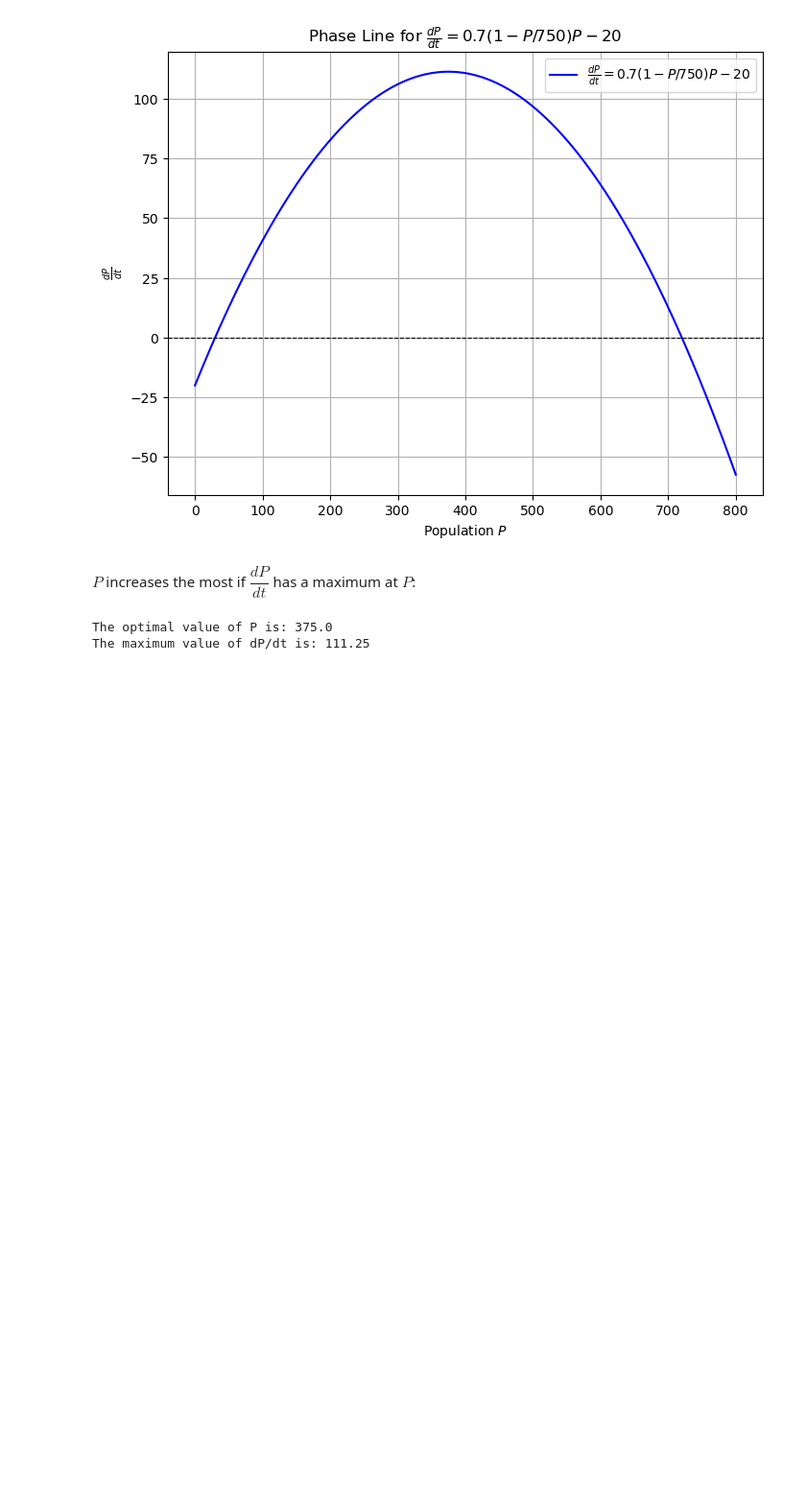
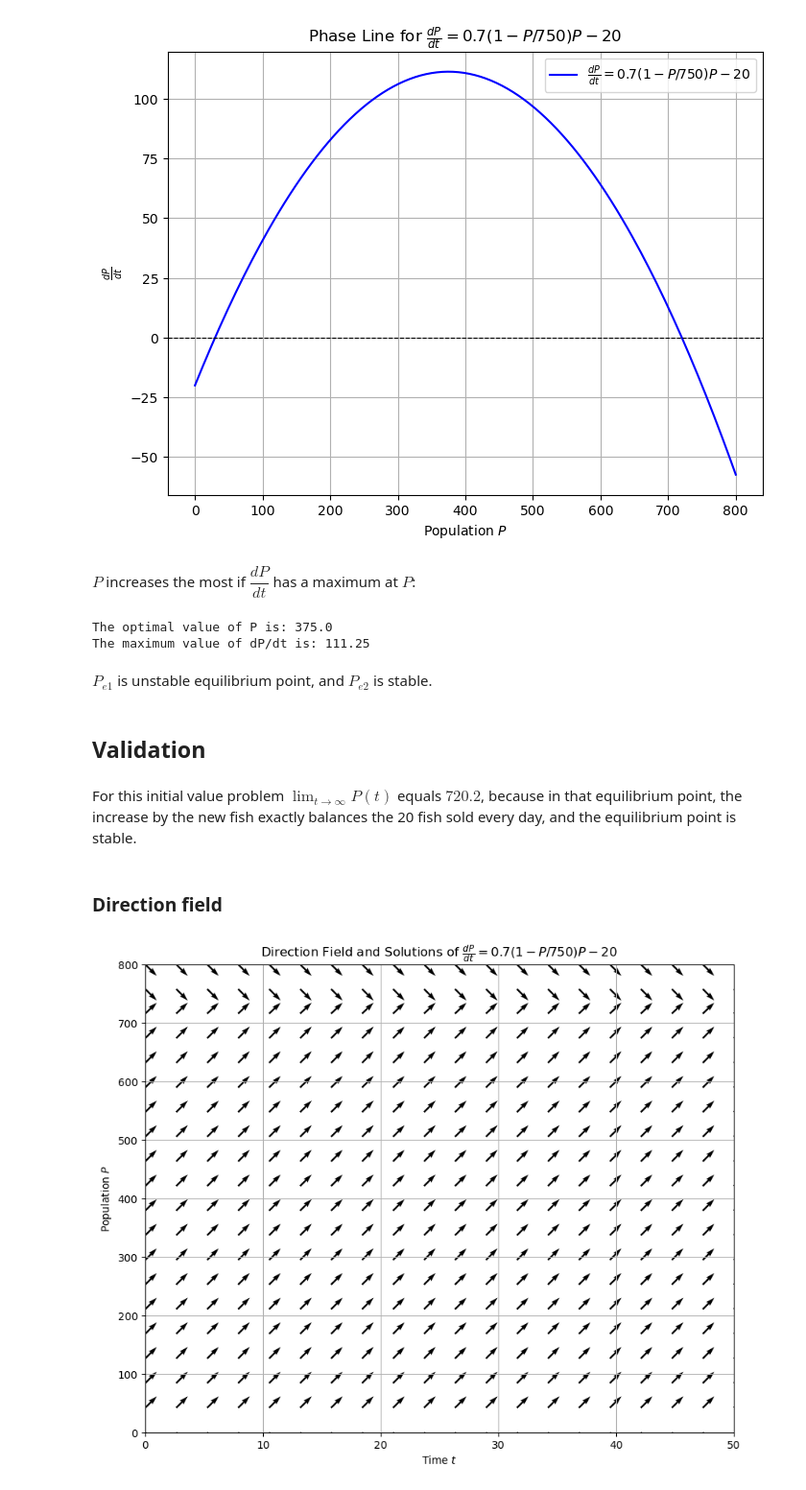
Before and after one commit to djosifovski/course-modelling-with-differential-equations, a Jupyter notebook: Module 2 Improving the model.ipynb, the cells around one changed output. Shown at 96% size. Cells and saved outputs as stored; diff of their text form; code cells hidden in the pictures; blank space fills up the shorter version.

```diff
--- a/Module 2 Improving the model.ipynb
+++ b/Module 2 Improving the model.ipynb
@@ -76,3 +76,46 @@ print("The maximum value of dP/dt is:", max_dP_dt)
 # %% [output]
 The optimal value of P is: 375.0
 The maximum value of dP/dt is: 111.25
+# %% [markdown]
+$P_{e1}$ is unstable equilibrium point, and $P_{e2}$ is stable.
+# %% [markdown]
+## Validation
+# %% [markdown]
+For this initial value problem $\displaystyle \lim_{t \rightarrow \infty} P(t)$ equals $720.2$, because in that equilibrium point, the increase by the new fish exactly balances the 20 fish sold every day, and the equilibrium point is stable.
+# %% [markdown]
+### Direction field
+# %%
+# Define the differential equation function
+def dP_dt(t, P):
+    return 0.7 * (1 - P / 750) * P - 20
+
+# Define the range of P and t for the direction field
+P_range = np.linspace(0, 800, 20)  # Population range from 0 to 100
+t_range = np.linspace(0, 50, 20)   # Time range from 0 to 10
+
+# Create a meshgrid of P and t values for the direction field
+P, t = np.meshgrid(P_range, t_range)
+
+# Calculate dP/dt for the meshgrid points
+# Compute the slopes (dP/dt) at each point in the grid
+dP = dP_dt(t, P)
+
+# Normalize the dP values for better visualization
+dP_normalized = dP / np.sqrt(1 + dP**2)
+
+# Plotting the direction field and solutions together
+plt.figure(figsize=(10, 8))
+
+# Plot the direction field
+plt.quiver(t, P, np.ones_like(dP_normalized), dP_normalized, color='black')
+
+# Add labels, title, legend, and grid
+plt.xlabel('Time $t$')
+plt.ylabel('Population $P$')
+plt.title('Direction Field and Solutions of $\\frac{dP}{dt} = 0.7(1 - P / 750)P - 20$')
+plt.xlim([0,50])
+plt.ylim([0,800])
+plt.grid(True)
+plt.show()
+# %% [output]
+[figure, added]
```
Also changed, not shown: parts of 9 cells of this notebook, 2 other files.
